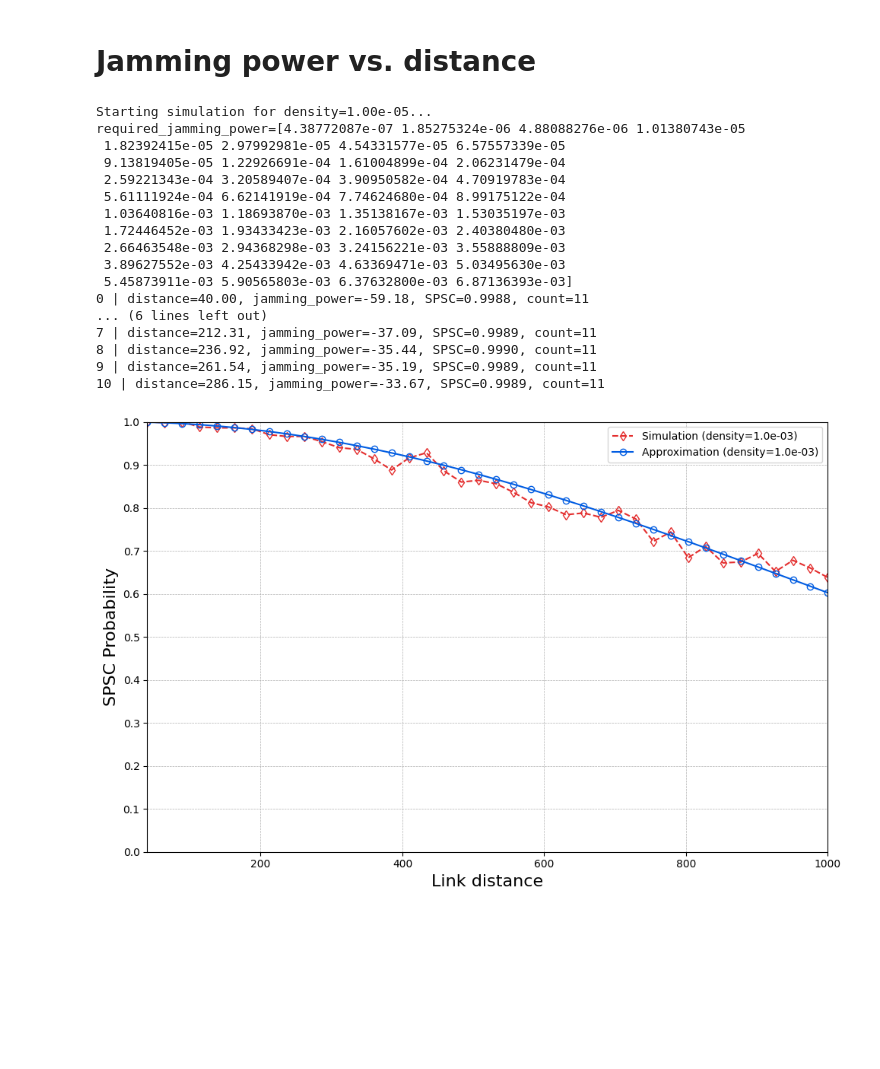
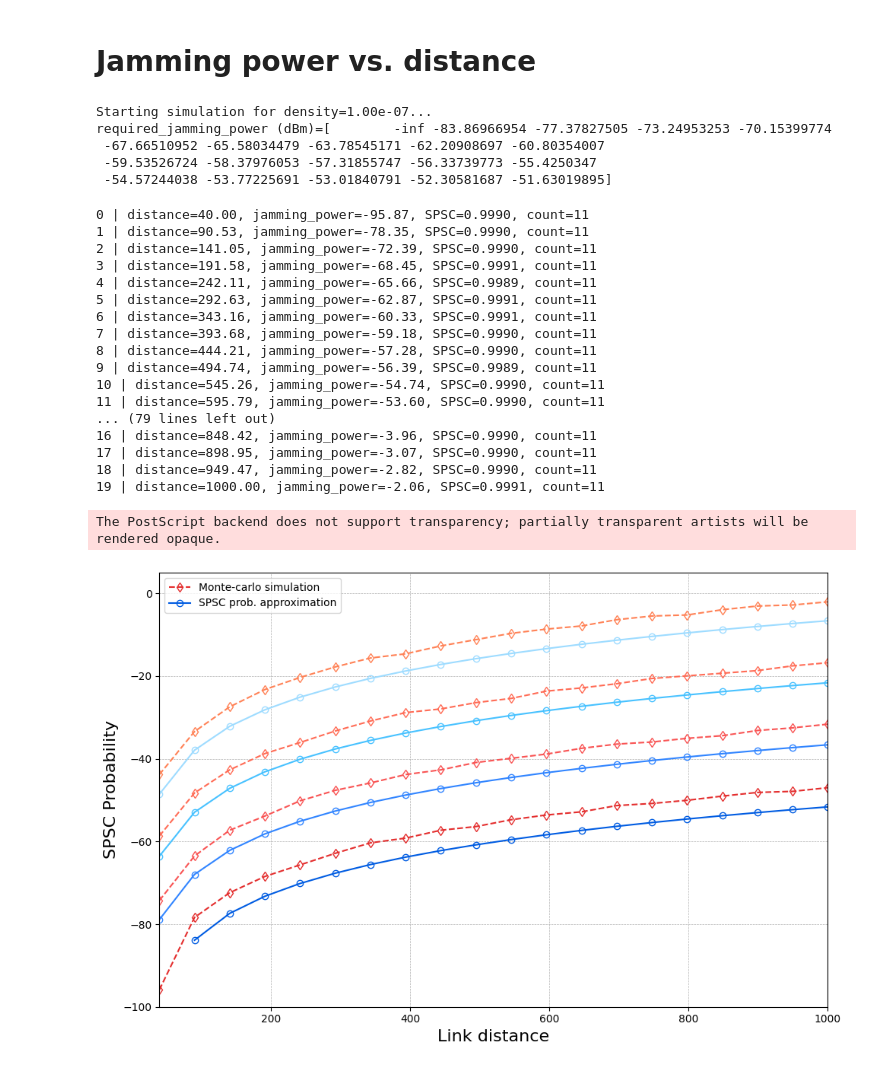
Before and after one commit to hslyu/SSIR, a Jupyter notebook: scripts/SPSC_probability.ipynb, the cells around one changed output. Saved outputs shown, nothing was run; the diff lists cells and outputs as text; code cells hidden in the pictures; blank space fills up the shorter version.

```diff
--- a/scripts/SPSC_probability.ipynb
+++ b/scripts/SPSC_probability.ipynb
@@ -86,7 +86,7 @@ def required_jamming_power(SPSC_threshold, distance, kappa, alpha, bandwidth):
     """
     base = kappa * distance ** 2 / np.log(1 / SPSC_threshold)
     nyquist_noise = dbm_to_mw(-174 + 10 * np.log10(bandwidth*10**6))
-    return (base ** (alpha / 2) -1) * nyquist_noise
+    return np.maximum((base ** (alpha / 2) -1) * nyquist_noise,0)
 
 def jamming_power_to_gain(jamming_dbm, bandwidth=250):
     power = dbm_to_mw(jamming_dbm)
@@ -415,10 +409,10 @@ plt.show()
 alpha = 3.0  # pathloss exponent
 spsc_prob_threshold = 0.999
 bandwidth = 250
-space_range = 5000
-num_experiment = 50000
-density_list = [1e-5, 1e-4, 1e-3]  # eavesdropper density
-distance_array = np.linspace(40, 1000, 40)  # legitimate distance
+space_range = 10000
+num_experiment = 400000
+density_list = [1e-7, 1e-6, 1e-5, 1e-4]  # eavesdropper density
+distance_array = np.linspace(40, 1000, 20)  # legitimate distance
 
 all_results_jamming = {}
 
@@ -429,9 +423,9 @@ for density in density_list:
                 / np.sin(np.pi * 2 / alpha))
 
     jamming_power_approx = mw_to_dbm(required_jamming_power(spsc_prob_threshold, distance_array, kappa, alpha, bandwidth))
-    print(f"required_jamming_power={jamming_power_approx} dBm")
+    print(f"required_jamming_power (dBm)={jamming_power_approx}")
     # Perform simulation (assumes implementation of simulate_spsc_vs_distance_parallel)
-    jamming_power_array = simulate_jamming_power_vs_distance_parallel(
+    jamming_power_exact = simulate_jamming_power_vs_distance_parallel(
         distance_array, space_range, alpha, density,
         spsc_prob_threshold, bandwidth, num_experiment=num_experiment, n_jobs=-1, verbose=False
     )
@@ -439,27 +433,32 @@ for density in density_list:
     # Save simulation and fitted results
     all_results_jamming[density] = {
         "distance_array": distance_array,
-        "jamming_power_array": jamming_power_array,
-        "required_jamming_power": required_jamming_power(spsc_prob_threshold, distance_array, kappa, alpha, bandwidth),
+        "jamming_power_exact": jamming_power_exact,
+        "jamming_power_approx": jamming_power_approx,
     }
 # %% [output]
-Starting simulation for density=1.00e-05...
-required_jamming_power=[4.38772087e-07 1.85275324e-06 4.88088276e-06 1.01380743e-05
- 1.82392415e-05 2.97992981e-05 4.54331577e-05 6.57557339e-05
- 9.13819405e-05 1.22926691e-04 1.61004899e-04 2.06231479e-04
- 2.59221343e-04 3.20589407e-04 3.90950582e-04 4.70919783e-04
- 5.61111924e-04 6.62141919e-04 7.74624680e-04 8.99175122e-04
- 1.03640816e-03 1.18693870e-03 1.35138167e-03 1.53035197e-03
- 1.72446452e-03 1.93433423e-03 2.16057602e-03 2.40380480e-03
- 2.66463548e-03 2.94368298e-03 3.24156221e-03 3.55888809e-03
- 3.89627552e-03 4.25433942e-03 4.63369471e-03 5.03495630e-03
- 5.45873911e-03 5.90565803e-03 6.37632800e-03 6.87136393e-03]
-0 | distance=40.00, jamming_power=-59.18, SPSC=0.9988, count=11
-... (6 lines left out)
-7 | distance=212.31, jamming_power=-37.09, SPSC=0.9989, count=11
-8 | distance=236.92, jamming_power=-35.44, SPSC=0.9990, count=11
-9 | distance=261.54, jamming_power=-35.19, SPSC=0.9989, count=11
-10 | distance=286.15, jamming_power=-33.67, SPSC=0.9989, count=11
+Starting simulation for density=1.00e-07...
+required_jamming_power (dBm)=[        -inf -83.86966954 -77.37827505 -73.24953253 -70.15399774
+ -67.66510952 -65.58034479 -63.78545171 -62.20908697 -60.80354007
+ -59.53526724 -58.37976053 -57.31855747 -56.33739773 -55.4250347
+ -54.57244038 -53.77225691 -53.01840791 -52.30581687 -51.63019895]
+0 | distance=40.00, jamming_power=-95.87, SPSC=0.9990, count=11
+1 | distance=90.53, jamming_power=-78.35, SPSC=0.9990, count=11
+2 | distance=141.05, jamming_power=-72.39, SPSC=0.9990, count=11
+3 | distance=191.58, jamming_power=-68.45, SPSC=0.9991, count=11
+4 | distance=242.11, jamming_power=-65.66, SPSC=0.9989, count=11
+5 | distance=292.63, jamming_power=-62.87, SPSC=0.9991, count=11
+6 | distance=343.16, jamming_power=-60.33, SPSC=0.9991, count=11
+7 | distance=393.68, jamming_power=-59.18, SPSC=0.9990, count=11
+8 | distance=444.21, jamming_power=-57.28, SPSC=0.9990, count=11
+9 | distance=494.74, jamming_power=-56.39, SPSC=0.9989, count=11
+10 | distance=545.26, jamming_power=-54.74, SPSC=0.9990, count=11
+11 | distance=595.79, jamming_power=-53.60, SPSC=0.9990, count=11
+... (79 lines left out)
+16 | distance=848.42, jamming_power=-3.96, SPSC=0.9990, count=11
+17 | distance=898.95, jamming_power=-3.07, SPSC=0.9990, count=11
+18 | distance=949.47, jamming_power=-2.82, SPSC=0.9990, count=11
+19 | distance=1000.00, jamming_power=-2.06, SPSC=0.9991, count=11
 # %%
 colors_red = np.array([
 [228, 46, 46],
@@ -471,40 +470,40 @@ colors_blue = np.array([
 [0, 92, 226],
 [49, 133, 255],
 [72, 194, 255],
 [158, 220, 255],
 ]) / 255.
 
 fontsize = 16
 font = 'arial'
 
 # (C) Plot the results
 plt.figure(figsize=(10, 6.5))
-for i, (density, results) in enumerate(all_results_distance.items()):
-    if i==4:
-        break
+for i, (density, results) in enumerate(all_results_jamming.items()):
     plt.plot(distance_array,
-             results["spsc_array"],
-             label=f"Simulation (density={density:.1e})",
+             results["jamming_power_exact"],
+             label=f"Monte-carlo simulation" if i == 0 else None,
              marker='d',
              markerfacecolor='none',
              color=colors_red[i],
              linestyle='--',
              )
     plt.plot(distance_array,
-             results["approx_spsc_array"],
-             label=f"Approximation (density={density:.1e})",
+             results["jamming_power_approx"],
+             label=f"SPSC prob. approximation" if i == 0 else None,
              marker='o',
              markerfacecolor='none',
              color=colors_blue[i],)
 
 plt.xlabel('Link distance', fontsize=fontsize)
 plt.ylabel('SPSC Probability', fontsize=fontsize)
-plt.ylim(0, 1)
+plt.ylim(-100, 5)
 plt.xlim(distance_array[0], distance_array[-1])
-plt.yticks(np.arange(0, 1.1, 0.1))
+plt.yticks(np.arange(-100, 20, 20))
 plt.legend(fontsize=10)
 plt.grid(True, which='both', linestyle='--', linewidth=0.5)
 plt.tight_layout()
+plt.savefig("jamming_power_vs_distance.eps", format='eps', dpi=1000)
 plt.show()
 # %% [output]
+The PostScript backend does not support transparency; partially transparent artists will be rendered opaque.
-[figure, old version]
+[figure, new version]
```
Also changed, not shown: parts of 3 cells of this notebook.
